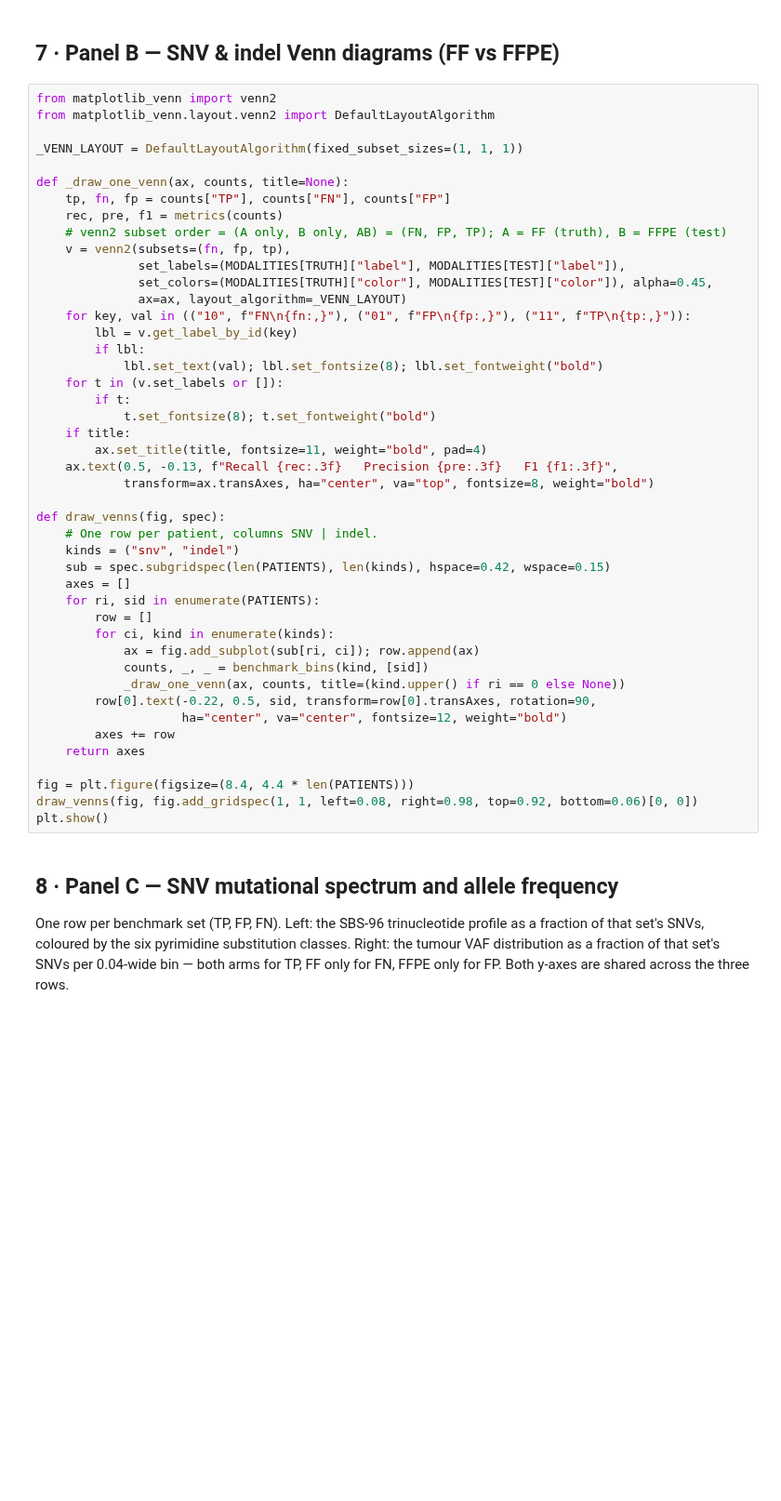
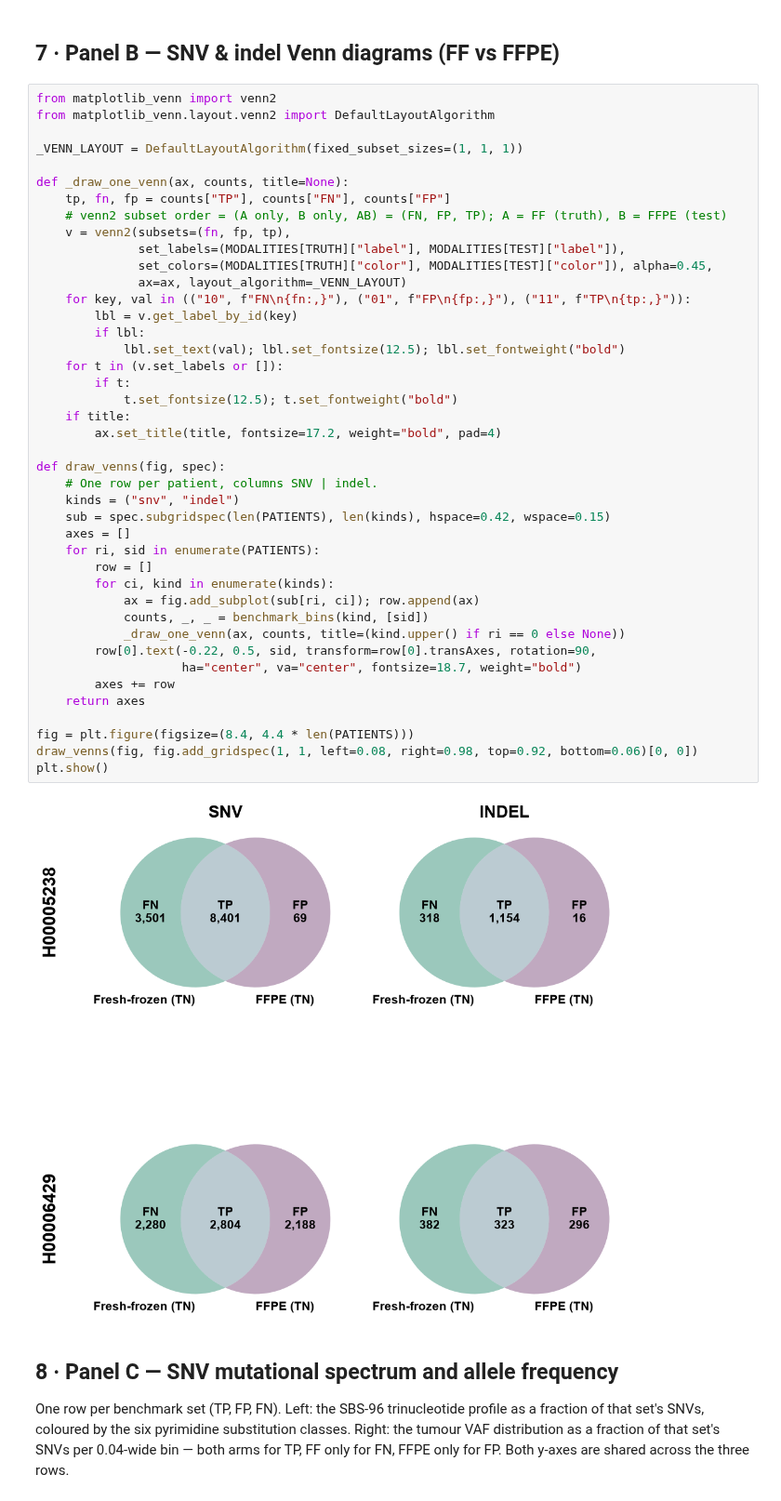
Before and after one commit to hartwigmedical/oncoanalyser-paper, a Jupyter notebook: extended_figure_4.ipynb, the cells around one changed output. Shown at 93% size. Saved outputs shown, nothing was run; the diff lists cells and outputs as text; blank space fills up the shorter version.

```diff
--- a/extended_figure_4.ipynb
+++ b/extended_figure_4.ipynb
@@ -864,43 +893,42 @@ _VENN_LAYOUT = DefaultLayoutAlgorithm(fixed_subset_sizes=(1, 1, 1))
 
 def _draw_one_venn(ax, counts, title=None):
     tp, fn, fp = counts["TP"], counts["FN"], counts["FP"]
-    rec, pre, f1 = metrics(counts)
     # venn2 subset order = (A only, B only, AB) = (FN, FP, TP); A = FF (truth), B = FFPE (test)
     v = venn2(subsets=(fn, fp, tp),
               set_labels=(MODALITIES[TRUTH]["label"], MODALITIES[TEST]["label"]),
               set_colors=(MODALITIES[TRUTH]["color"], MODALITIES[TEST]["color"]), alpha=0.45,
               ax=ax, layout_algorithm=_VENN_LAYOUT)
     for key, val in (("10", f"FN\n{fn:,}"), ("01", f"FP\n{fp:,}"), ("11", f"TP\n{tp:,}")):
         lbl = v.get_label_by_id(key)
         if lbl:
-            lbl.set_text(val); lbl.set_fontsize(8); lbl.set_fontweight("bold")
+            lbl.set_text(val); lbl.set_fontsize(12.5); lbl.set_fontweight("bold")
     for t in (v.set_labels or []):
         if t:
-            t.set_fontsize(8); t.set_fontweight("bold")
+            t.set_fontsize(12.5); t.set_fontweight("bold")
     if title:
-        ax.set_title(title, fontsize=11, weight="bold", pad=4)
-    ax.text(0.5, -0.13, f"Recall {rec:.3f}   Precision {pre:.3f}   F1 {f1:.3f}",
-            transform=ax.transAxes, ha="center", va="top", fontsize=8, weight="bold")
+        ax.set_title(title, fontsize=17.2, weight="bold", pad=4)
 
 def draw_venns(fig, spec):
     # One row per patient, columns SNV | indel.
     kinds = ("snv", "indel")
     sub = spec.subgridspec(len(PATIENTS), len(kinds), hspace=0.42, wspace=0.15)
     axes = []
     for ri, sid in enumerate(PATIENTS):
         row = []
         for ci, kind in enumerate(kinds):
             ax = fig.add_subplot(sub[ri, ci]); row.append(ax)
             counts, _, _ = benchmark_bins(kind, [sid])
             _draw_one_venn(ax, counts, title=(kind.upper() if ri == 0 else None))
         row[0].text(-0.22, 0.5, sid, transform=row[0].transAxes, rotation=90,
-                    ha="center", va="center", fontsize=12, weight="bold")
+                    ha="center", va="center", fontsize=18.7, weight="bold")
         axes += row
     return axes
 
 fig = plt.figure(figsize=(8.4, 4.4 * len(PATIENTS)))
 draw_venns(fig, fig.add_gridspec(1, 1, left=0.08, right=0.98, top=0.92, bottom=0.06)[0, 0])
 plt.show()
+# %% [output]
+[figure, added]
 # %% [markdown]
 ## 8 · Panel C — SNV mutational spectrum and allele frequency
 
```
Also changed, not shown: parts of 11 cells of this notebook, 4 other files.
